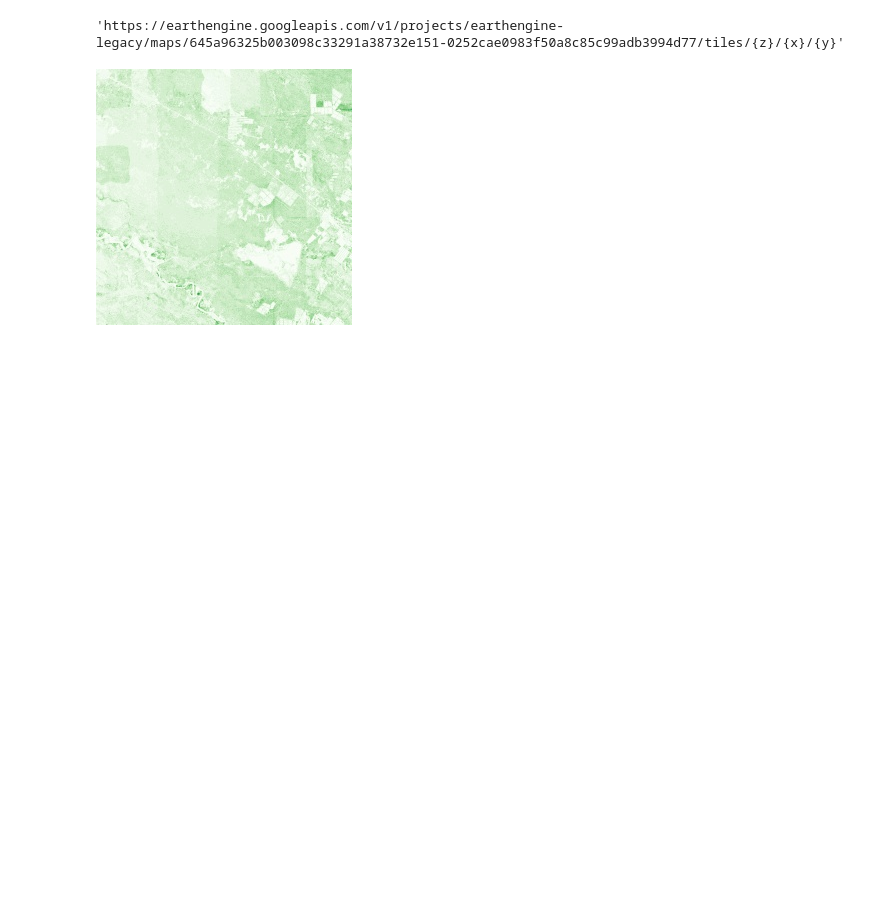
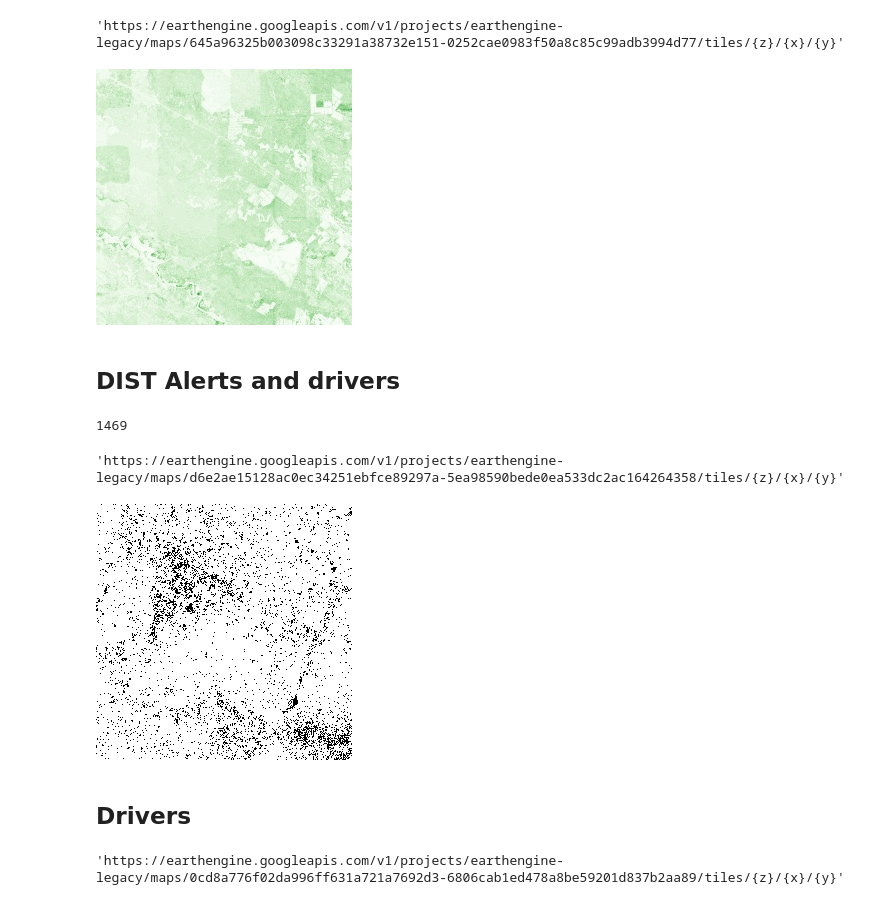
Before and after one commit to wri/project-zeno, a Jupyter notebook: nbs/10_gee_tiles.ipynb, the cells around one changed output. Saved outputs shown, nothing was run; the diff lists cells and outputs as text; code cells hidden in the pictures; blank space fills up the shorter version.

Commit message:
Add DIST and drivers example to nbk

```diff
--- a/nbs/10_gee_tiles.ipynb
+++ b/nbs/10_gee_tiles.ipynb
@@ -275,3 +275,5 @@ tile_url = url.replace('{z}/{x}/{y}', '9/168/291')
 Image(url=tile_url, embed=True, format='png')
 # %% [output]
 [figure]
+# %% [markdown]
+## DIST Alerts and drivers
@@ -277,0 +285,53 @@ Image(url=tile_url, embed=True, format='png')
+# %%
+from datetime import datetime
+
+def days_since_dec_31_2020(input_date: str):
+    # Define the reference date
+    reference_date = datetime(2020, 12, 31)
+    # Convert input date string to a datetime object
+    try:
+        input_datetime = datetime.strptime(input_date, '%Y-%m-%d')
+    except ValueError:
+        raise ValueError("Input date must be in the format 'YYYY-MM-DD'")
+
+    # Calculate the difference in days
+    days_difference = (input_datetime - reference_date).days
+    return days_difference
+
+# Example usage
+input_date = '2025-01-08'  # Replace with your input date
+result = days_since_dec_31_2020(input_date)
+result
+# %% [output]
+1469
+# %%
+start = '2024-01-01'
+end = '2024-06-01'
+
+lower_limit = days_since_dec_31_2020(start)
+upper_limit = days_since_dec_31_2020(end)
+
+datemask = VEGDISTDATE.gte(lower_limit).And(image.lte(upper_limit))
+confmask = VEGDISTCOUNT.gte(2).And(VEGANOMMAX.gt(50))
+
+image = VEGDISTSTATUS.updateMask(datemask).updateMask(confmask)
+# %%
+## define viz params
+band = 'b1'
+viz_params = {
+    "min":0,
+    "max":1,
+    "palette": ['white', 'black']
+}
+
+url = get_url(image, band, viz_params)
+url
+# %% [output]
+'https://earthengine.googleapis.com/v1/projects/earthengine-legacy/maps/d6e2ae15128ac0ec34251ebfce89297a-5ea98590bede0ea533dc2ac164264358/tiles/{z}/{x}/{y}'
+# %%
+tile_url = url.replace('{z}/{x}/{y}', '7/44/72')
+Image(url=tile_url, embed=True, format='png')
+# %% [output]
+[figure, added]
+# %% [markdown]
+## Drivers
@@ -277,0 +400,11 @@ Image(url=tile_url, embed=True, format='png')
+# %%
+viz_params = {
+  "min": 0,
+  "max": 1,
+  "palette": ['00000000', 'red']
+}
+
+url = get_url(wildfire, None, viz_params)
+url
+# %% [output]
+'https://earthengine.googleapis.com/v1/projects/earthengine-legacy/maps/0cd8a776f02da996ff631a721a7692d3-6806cab1ed478a8be59201d837b2aa89/tiles/{z}/{x}/{y}'
```
Also changed, not shown: parts of 12 cells of this notebook.
